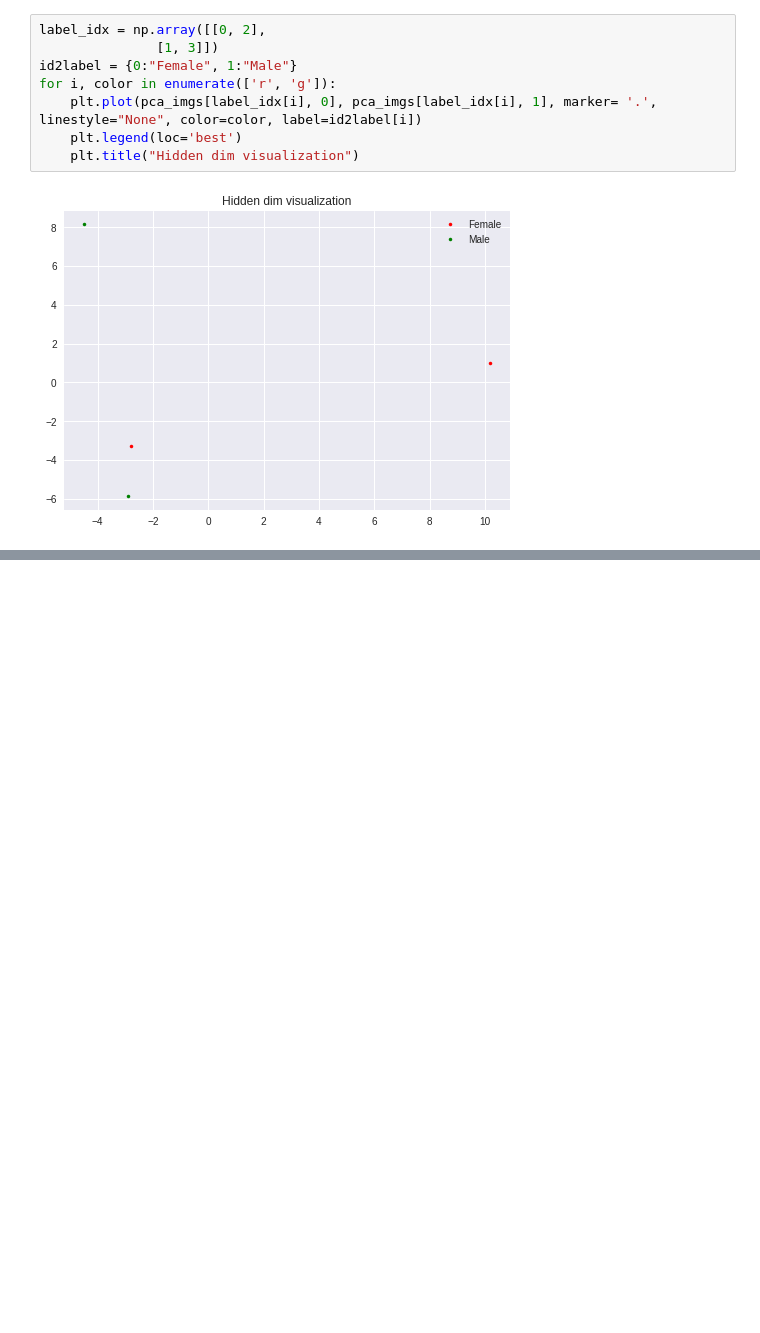
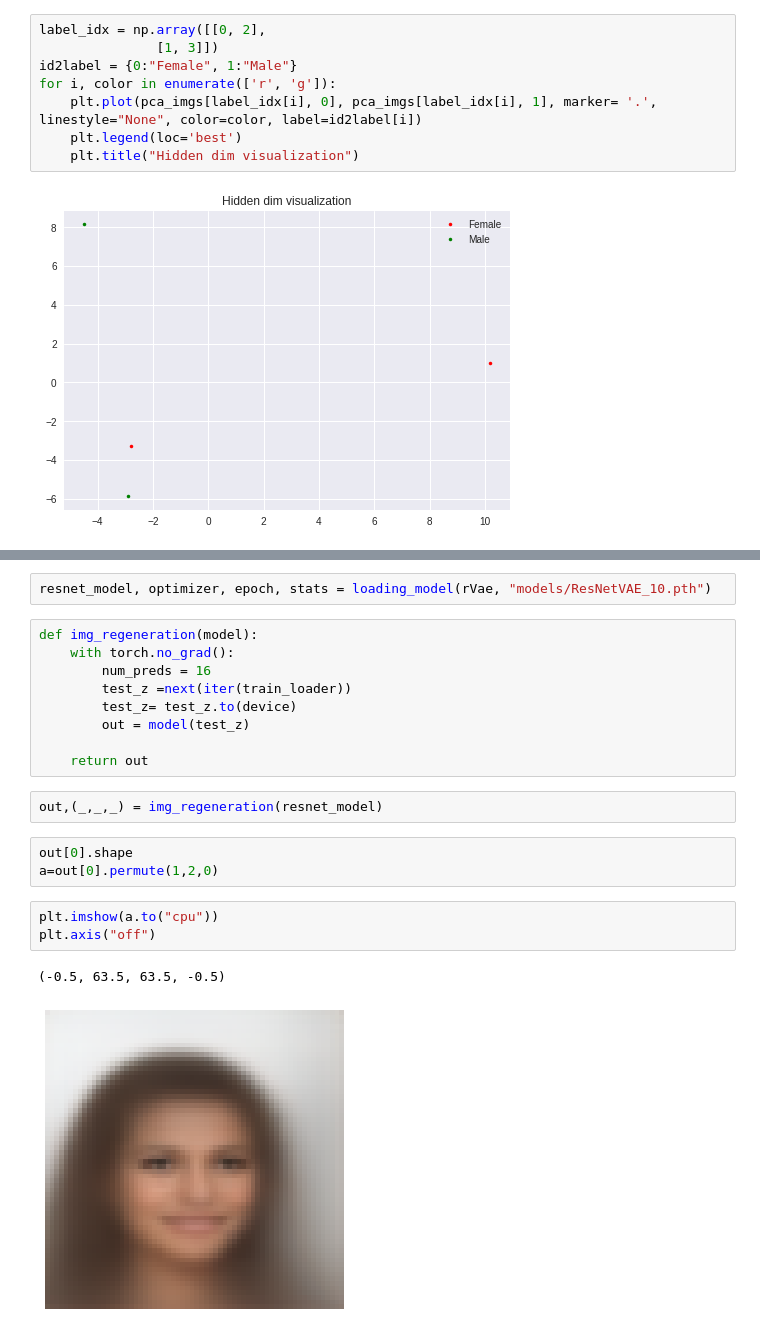
Before and after one commit to vardeep-sandhu/CudaLab, a Jupyter notebook: Sheet06/Sheet06.ipynb, the cells around one changed output, grey strips where cells are left out. Drawn from its saved outputs; the diff is of its cells as text; blank space fills up the shorter version.

Commit message:
added resnet VAE

```diff
--- a/Sheet06/Sheet06.ipynb
+++ b/Sheet06/Sheet06.ipynb
@@ -483,0 +855,22 @@ for i, color in enumerate(['r', 'g']):
+# %%
+resnet_model, optimizer, epoch, stats = loading_model(rVae, "models/ResNetVAE_10.pth")
+# %%
+def img_regeneration(model):
+    with torch.no_grad():
+        num_preds = 16
+        test_z =next(iter(train_loader))
+        test_z= test_z.to(device)
+        out = model(test_z)
+
+    return out
+# %%
+out,(_,_,_) = img_regeneration(resnet_model)
+# %%
+out[0].shape
+a=out[0].permute(1,2,0)
+# %%
+plt.imshow(a.to("cpu"))
+plt.axis("off")
+# %% [output]
+(-0.5, 63.5, 63.5, -0.5)
+[figure, added]
```
Also changed, not shown: parts of 19 cells of this notebook, 1 other file.
